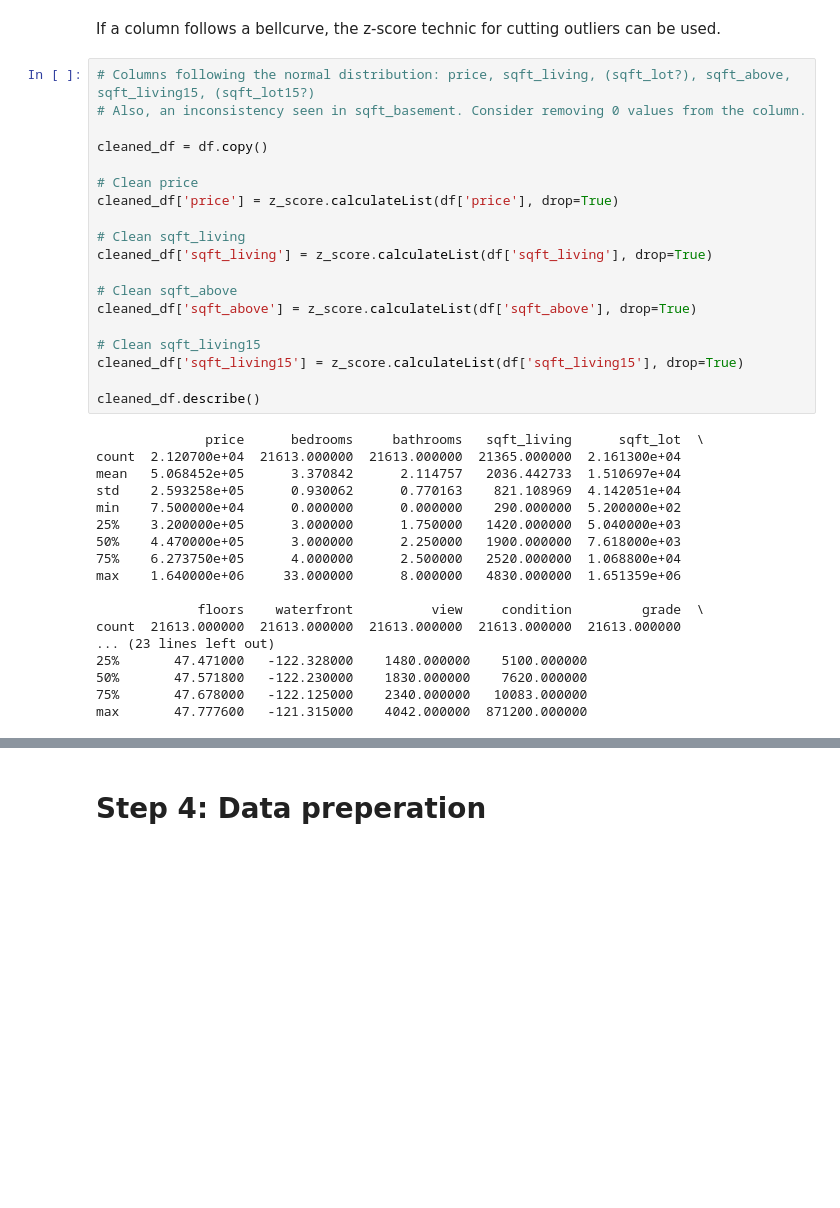
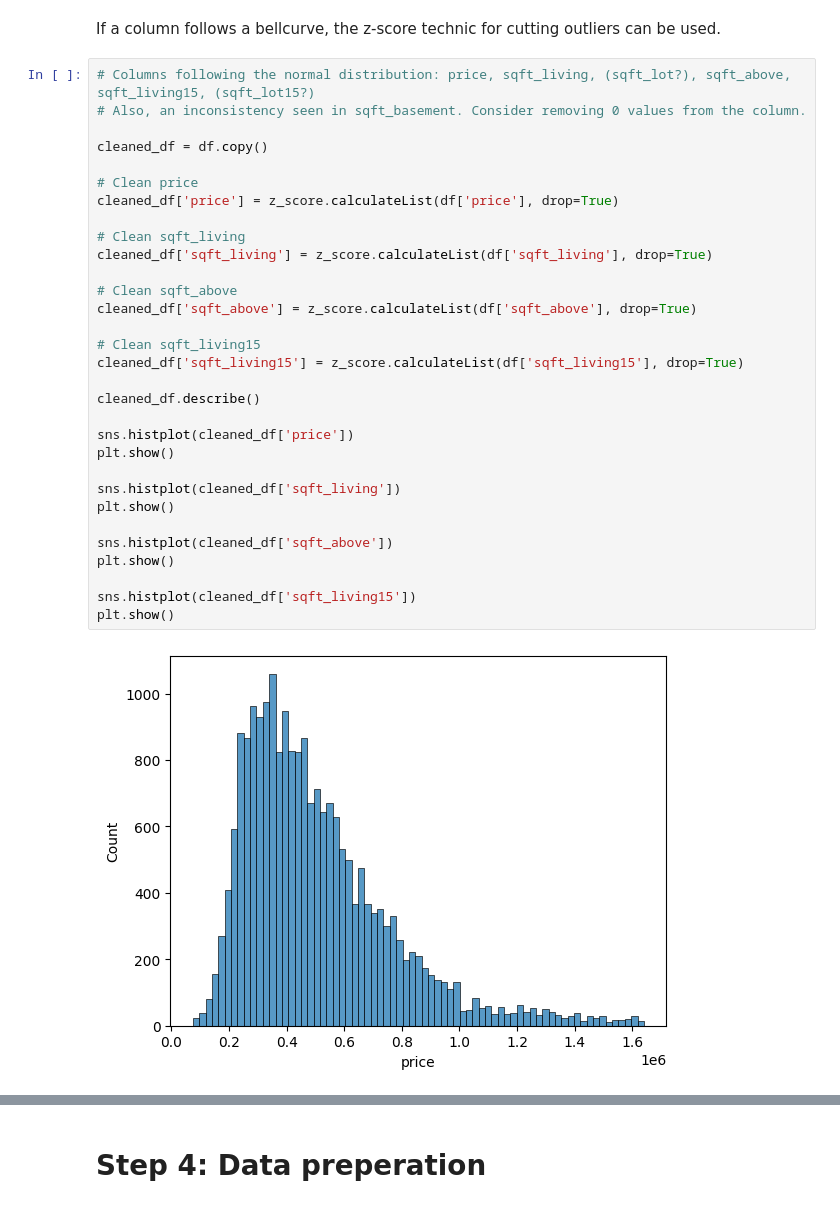
Before and after one commit to Peter537/Dat4-BI-MP3, a Jupyter notebook: house-data.ipynb, the cells around one changed output, grey strips where cells are left out. Saved outputs shown, nothing was run; the diff lists cells and outputs as text; blank space fills up the shorter version.

```diff
--- a/house-data.ipynb
+++ b/house-data.ipynb
@@ -125,37 +125,33 @@ If a column follows a bellcurve, the z-score technic for cutting outliers can be
 # %%
 # Columns following the normal distribution: price, sqft_living, (sqft_lot?), sqft_above, sqft_living15, (sqft_lot15?)
 # Also, an inconsistency seen in sqft_basement. Consider removing 0 values from the column.
 
 cleaned_df = df.copy()
 
 # Clean price
 cleaned_df['price'] = z_score.calculateList(df['price'], drop=True)
 
 # Clean sqft_living
 cleaned_df['sqft_living'] = z_score.calculateList(df['sqft_living'], drop=True)
 
 # Clean sqft_above
 cleaned_df['sqft_above'] = z_score.calculateList(df['sqft_above'], drop=True)
 
 # Clean sqft_living15
 cleaned_df['sqft_living15'] = z_score.calculateList(df['sqft_living15'], drop=True)
 
 cleaned_df.describe()
+
+sns.histplot(cleaned_df['price'])
+plt.show()
+
+sns.histplot(cleaned_df['sqft_living'])
+plt.show()
+
+sns.histplot(cleaned_df['sqft_above'])
+plt.show()
+
+sns.histplot(cleaned_df['sqft_living15'])
+plt.show()
 # %% [output]
-              price      bedrooms     bathrooms   sqft_living      sqft_lot  \
-count  2.120700e+04  21613.000000  21613.000000  21365.000000  2.161300e+04
-mean   5.068452e+05      3.370842      2.114757   2036.442733  1.510697e+04
-std    2.593258e+05      0.930062      0.770163    821.108969  4.142051e+04
-min    7.500000e+04      0.000000      0.000000    290.000000  5.200000e+02
-25%    3.200000e+05      3.000000      1.750000   1420.000000  5.040000e+03
-50%    4.470000e+05      3.000000      2.250000   1900.000000  7.618000e+03
-75%    6.273750e+05      4.000000      2.500000   2520.000000  1.068800e+04
-max    1.640000e+06     33.000000      8.000000   4830.000000  1.651359e+06
-
-             floors    waterfront          view     condition         grade  \
-count  21613.000000  21613.000000  21613.000000  21613.000000  21613.000000
-... (23 lines left out)
-25%       47.471000   -122.328000    1480.000000    5100.000000
-50%       47.571800   -122.230000    1830.000000    7620.000000
-75%       47.678000   -122.125000    2340.000000   10083.000000
-max       47.777600   -121.315000    4042.000000  871200.000000
+[figure, added]
```
Also changed, not shown: parts of 5 cells of this notebook.
